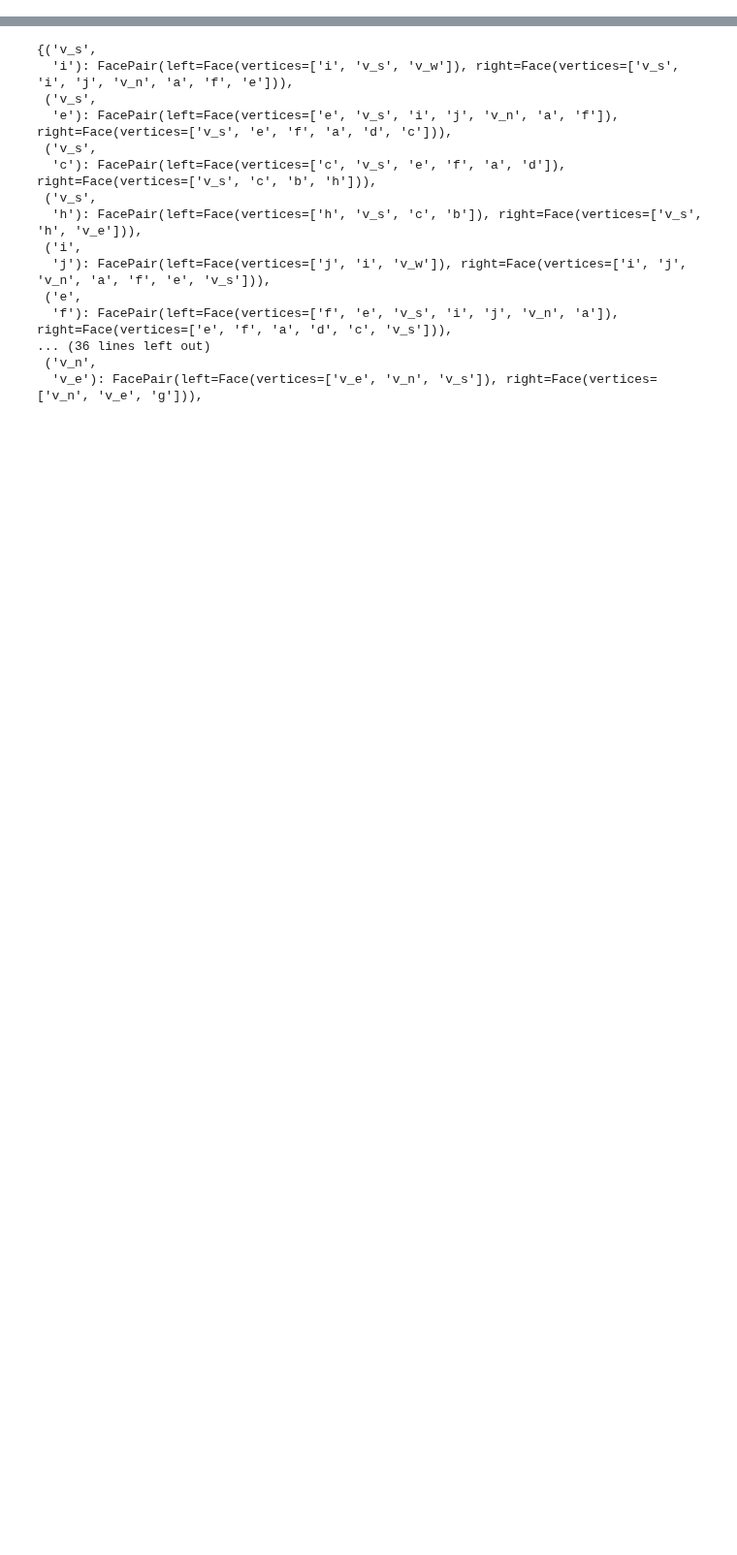
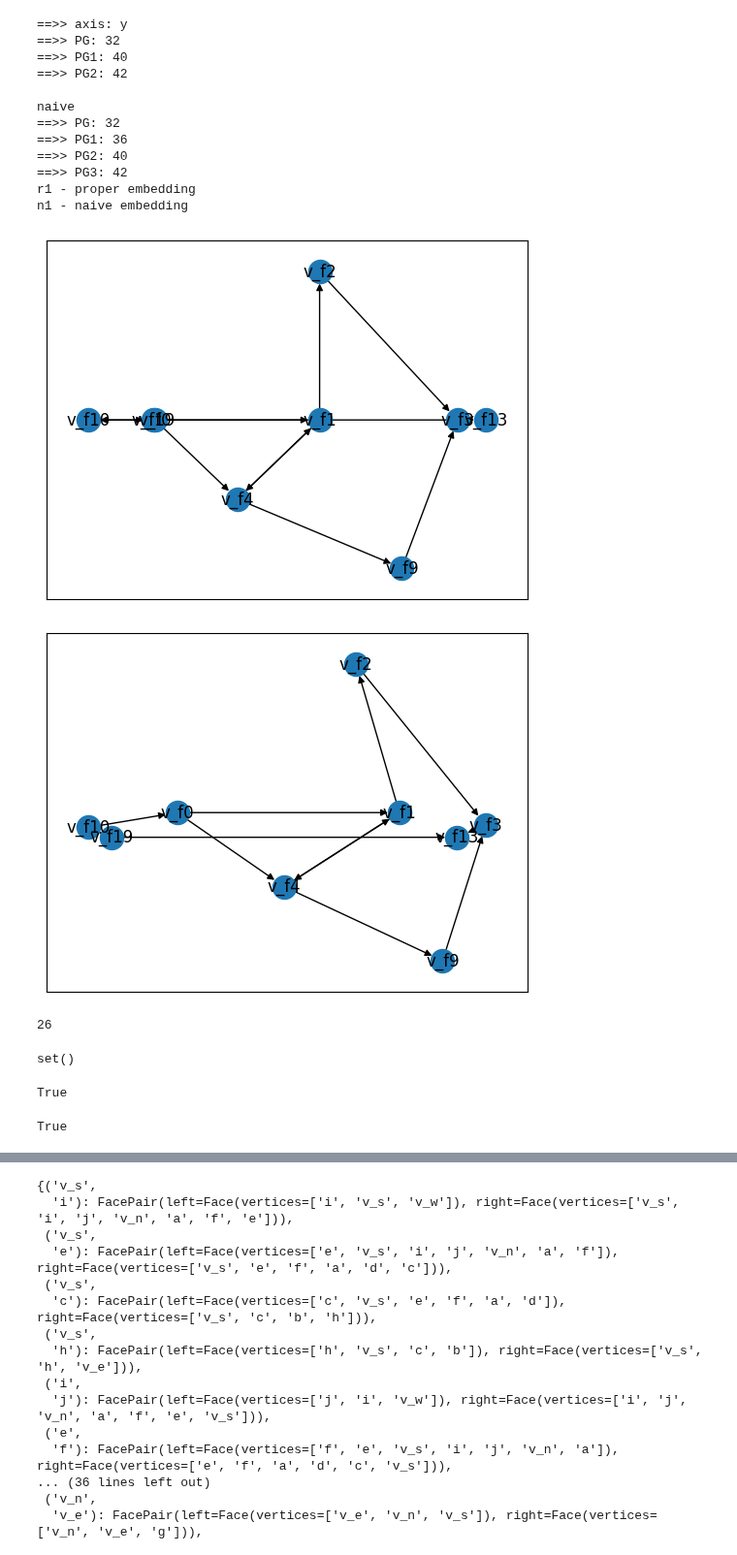
Before and after one commit to juliet29/graph2plan, a Jupyter notebook: notebooks/02_external_embed.ipynb, the cells around one changed output, grey strips where cells are left out. Shown at 97% size. Saved outputs shown, nothing was run; the diff lists cells and outputs as text; code cells hidden in the pictures; blank space fills up the shorter version.

```diff
--- a/notebooks/02_external_embed.ipynb
+++ b/notebooks/02_external_embed.ipynb
@@ -25,0 +40,33 @@ r1.draw()
+# %%
+r1, n1, r1f, n1f = compare_embeds()
+# %% [output]
+==>> axis: y
+==>> PG: 32
+==>> PG1: 40
+==>> PG2: 42
+
+naive
+==>> PG: 32
+==>> PG1: 36
+==>> PG2: 40
+==>> PG3: 42
+r1 - proper embedding
+n1 - naive embedding
+[figure, added]
+[figure, added]
+# %%
+len(r1f)
+# %% [output]
+26
+# %%
+set(r1f).difference(set(n1f))
+# %% [output]
+set()
+# %%
+r1f == n1f
+# %% [output]
+True
+# %%
+r1f[('a','v_n')] == n1f[('a','v_n')]
+# %% [output]
+True
```
Also changed, not shown: parts of 22 cells of this notebook, 6 other files.
